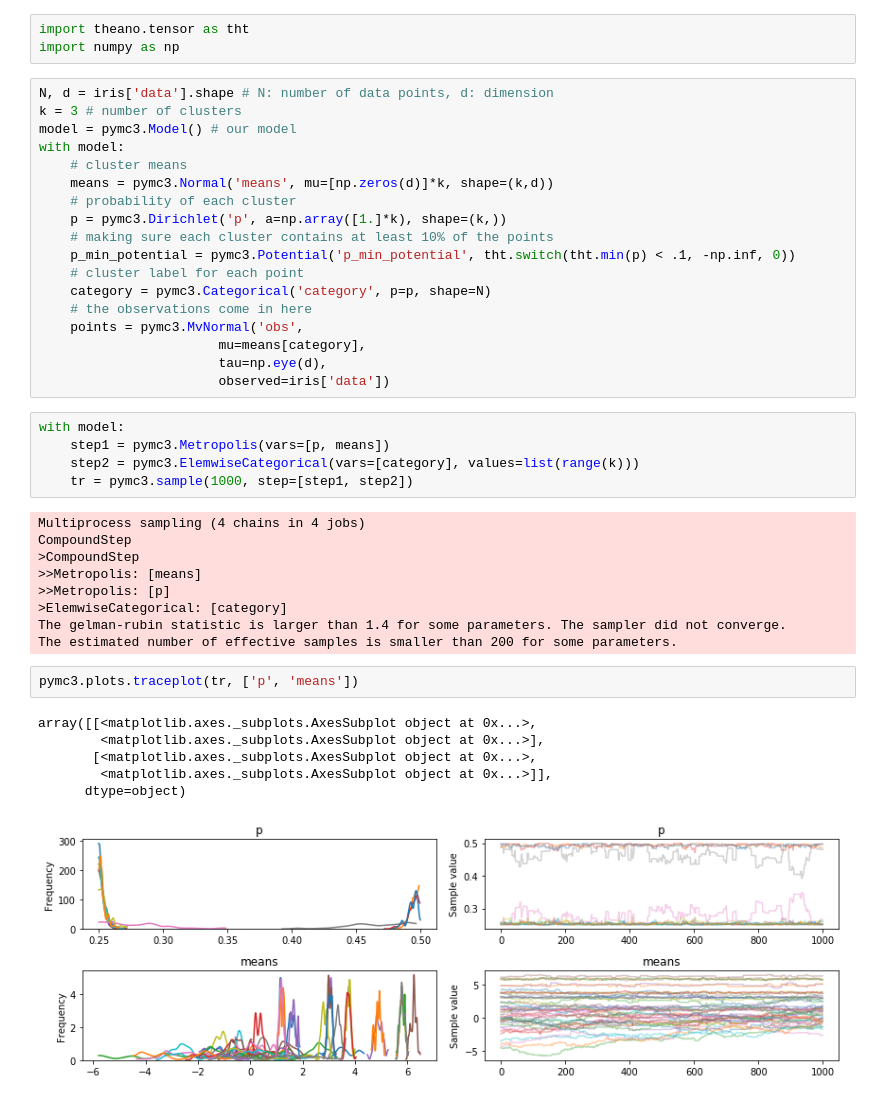
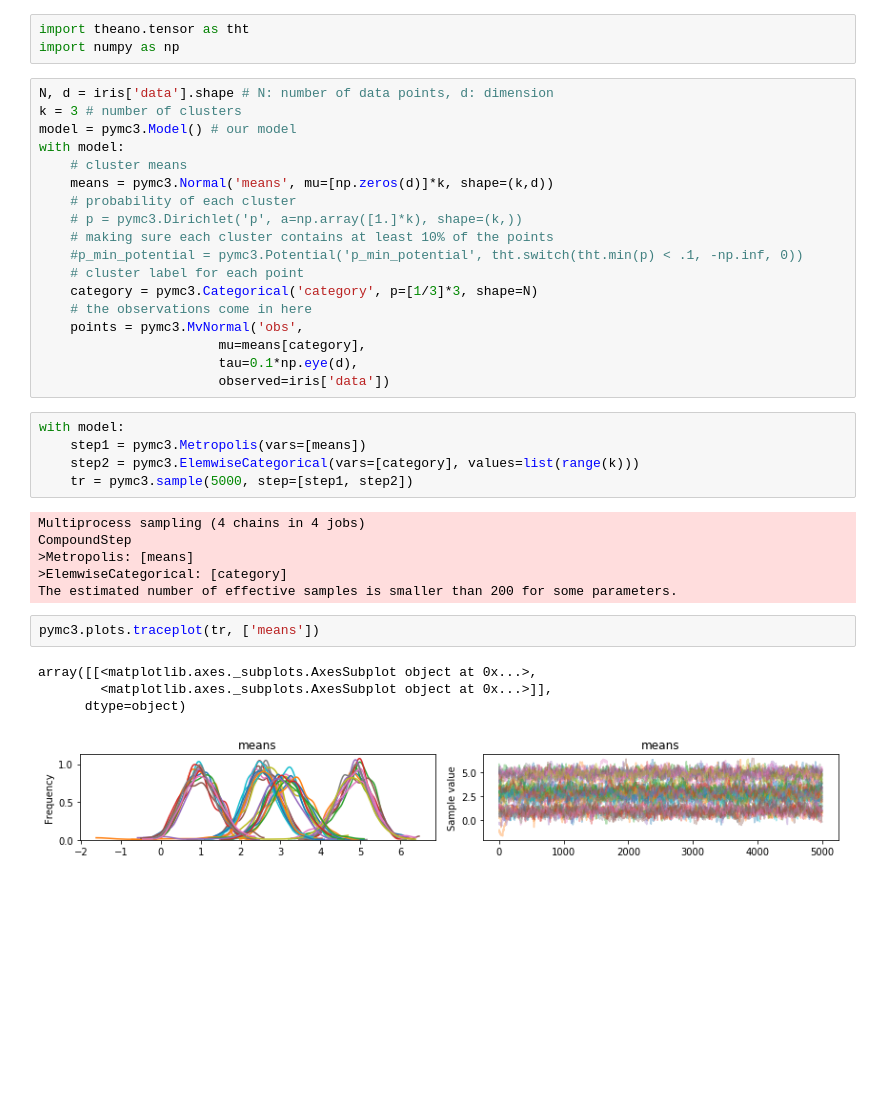
Before and after one commit to olethrosdc/ml-society-science, a Jupyter notebook: src/pymc/PyMC3 Gaussian Mixture Iris.ipynb, the cells around one changed output. Cells and saved outputs as stored; diff of their text form; blank space fills up the shorter version.

```diff
--- a/src/pymc/PyMC3 Gaussian Mixture Iris.ipynb
+++ b/src/pymc/PyMC3 Gaussian Mixture Iris.ipynb
@@ -15,36 +15,31 @@ with model:
     # cluster means
     means = pymc3.Normal('means', mu=[np.zeros(d)]*k, shape=(k,d))
     # probability of each cluster
-    p = pymc3.Dirichlet('p', a=np.array([1.]*k), shape=(k,))
+    # p = pymc3.Dirichlet('p', a=np.array([1.]*k), shape=(k,))
     # making sure each cluster contains at least 10% of the points
-    p_min_potential = pymc3.Potential('p_min_potential', tht.switch(tht.min(p) < .1, -np.inf, 0))
+    #p_min_potential = pymc3.Potential('p_min_potential', tht.switch(tht.min(p) < .1, -np.inf, 0))
     # cluster label for each point
-    category = pymc3.Categorical('category', p=p, shape=N)
+    category = pymc3.Categorical('category', p=[1/3]*3, shape=N)
     # the observations come in here
     points = pymc3.MvNormal('obs',
                        mu=means[category],
-                       tau=np.eye(d),
+                       tau=0.1*np.eye(d),
                        observed=iris['data'])
 # %%
 with model:
-    step1 = pymc3.Metropolis(vars=[p, means])
+    step1 = pymc3.Metropolis(vars=[means])
     step2 = pymc3.ElemwiseCategorical(vars=[category], values=list(range(k)))
-    tr = pymc3.sample(1000, step=[step1, step2])
+    tr = pymc3.sample(5000, step=[step1, step2])
 # %% [output]
 Multiprocess sampling (4 chains in 4 jobs)
 CompoundStep
->CompoundStep
->>Metropolis: [means]
->>Metropolis: [p]
+>Metropolis: [means]
 >ElemwiseCategorical: [category]
-The gelman-rubin statistic is larger than 1.4 for some parameters. The sampler did not converge.
 The estimated number of effective samples is smaller than 200 for some parameters.
 # %%
-pymc3.plots.traceplot(tr, ['p', 'means'])
+pymc3.plots.traceplot(tr, ['means'])
 # %% [output]
 array([[<matplotlib.axes._subplots.AxesSubplot object at 0x...>,
-        <matplotlib.axes._subplots.AxesSubplot object at 0x...>],
-       [<matplotlib.axes._subplots.AxesSubplot object at 0x...>,
         <matplotlib.axes._subplots.AxesSubplot object at 0x...>]],
       dtype=object)
-[figure, old version]
+[figure, new version]
```
Also changed, not shown: parts of 8 cells of this notebook.
